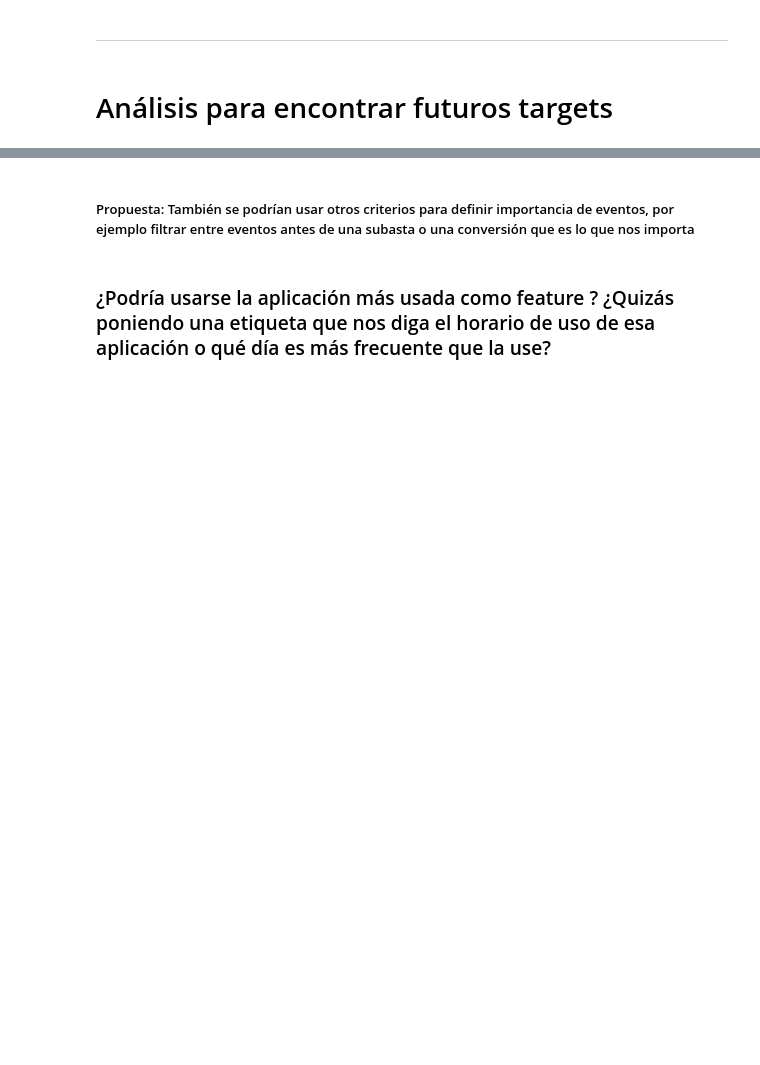
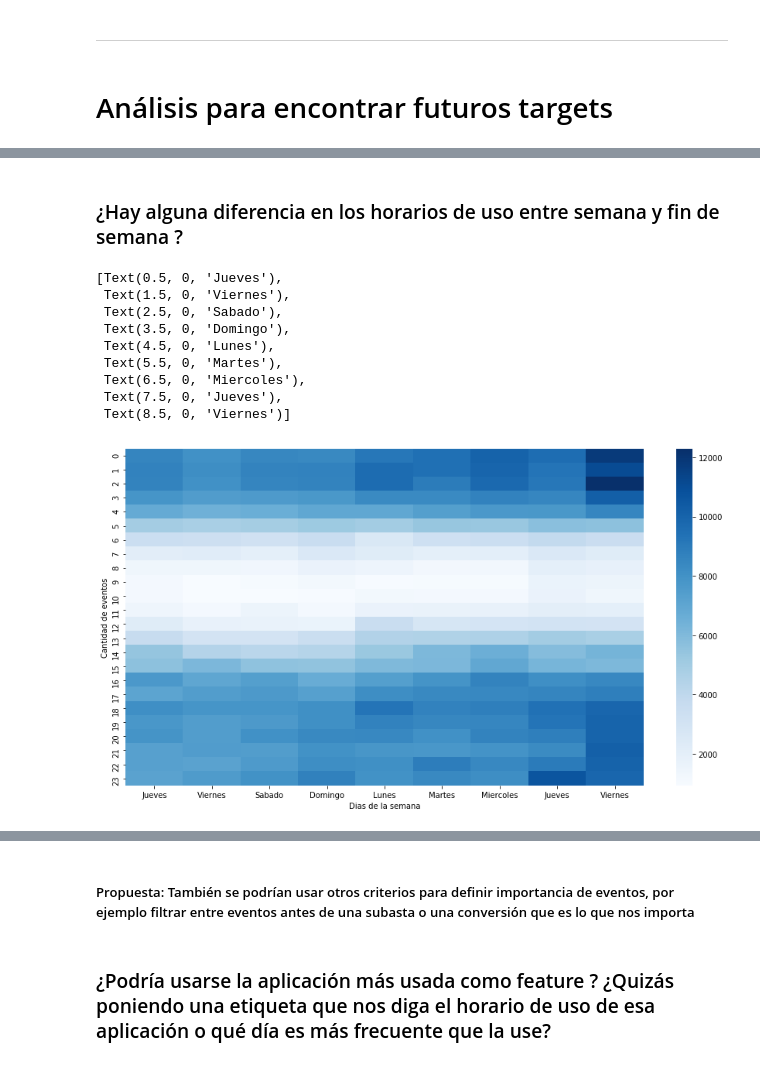
Before and after one commit to mateoicalvo/7506, a Jupyter notebook: tp2/modelo/feature_engineering/events/analisis_comportamiento_events.ipynb, the cells around one changed output, grey strips where cells are left out. Cells and saved outputs as stored; diff of their text form; code cells hidden in the pictures; blank space fills up the shorter version.

```diff
--- a/tp2/modelo/feature_engineering/events/analisis_comportamiento_events.ipynb
+++ b/tp2/modelo/feature_engineering/events/analisis_comportamiento_events.ipynb
@@ -64,0 +72,3 @@ top_eventos = top_eventos.index.to_list()
+# %%
+events.rename(columns = {"date":"date_event"},inplace = True)
+auctions.rename(columns = {"date":"date_auction"},inplace = True)
@@ -64,0 +149,3 @@ top_eventos = top_eventos.index.to_list()
+# %%
+events["hora"] = events["date"].dt.hour
+events["dia_semana"] = events["date"].dt.dayofweek
@@ -64,0 +174,26 @@ top_eventos = top_eventos.index.to_list()
+# %% [markdown]
+### ¿Hay alguna diferencia en los horarios de uso entre semana y fin de semana ?
+# %%
+events["dia"] = events["date"].dt.day
+events_count = events.groupby( [pd.Grouper(key="date",freq="h"),"dia" ]).agg({"device_id":"nunique"}).reset_index()
+# %%
+heat = events_count.pivot("date","dia","device_id").reset_index()
+heat["date"] = heat["date"].dt.hour
+heat = heat.groupby("date").agg("sum")
+# %%
+fig,ax = plt.subplots(figsize = (15,8))
+sns.heatmap(heat,cmap = "Blues")
+ax.set_xlabel("Dias de la semana")
+ax.set_ylabel("Cantidad de eventos")
+ax.set_xticklabels(["Jueves","Viernes","Sabado","Domingo","Lunes","Martes","Miercoles","Jueves","Viernes"])
+# %% [output]
+[Text(0.5, 0, 'Jueves'),
+ Text(1.5, 0, 'Viernes'),
+ Text(2.5, 0, 'Sabado'),
+ Text(3.5, 0, 'Domingo'),
+ Text(4.5, 0, 'Lunes'),
+ Text(5.5, 0, 'Martes'),
+ Text(6.5, 0, 'Miercoles'),
+ Text(7.5, 0, 'Jueves'),
+ Text(8.5, 0, 'Viernes')]
+[figure, added]
```
Also changed, not shown: parts of 64 cells of this notebook, 1 other file.
